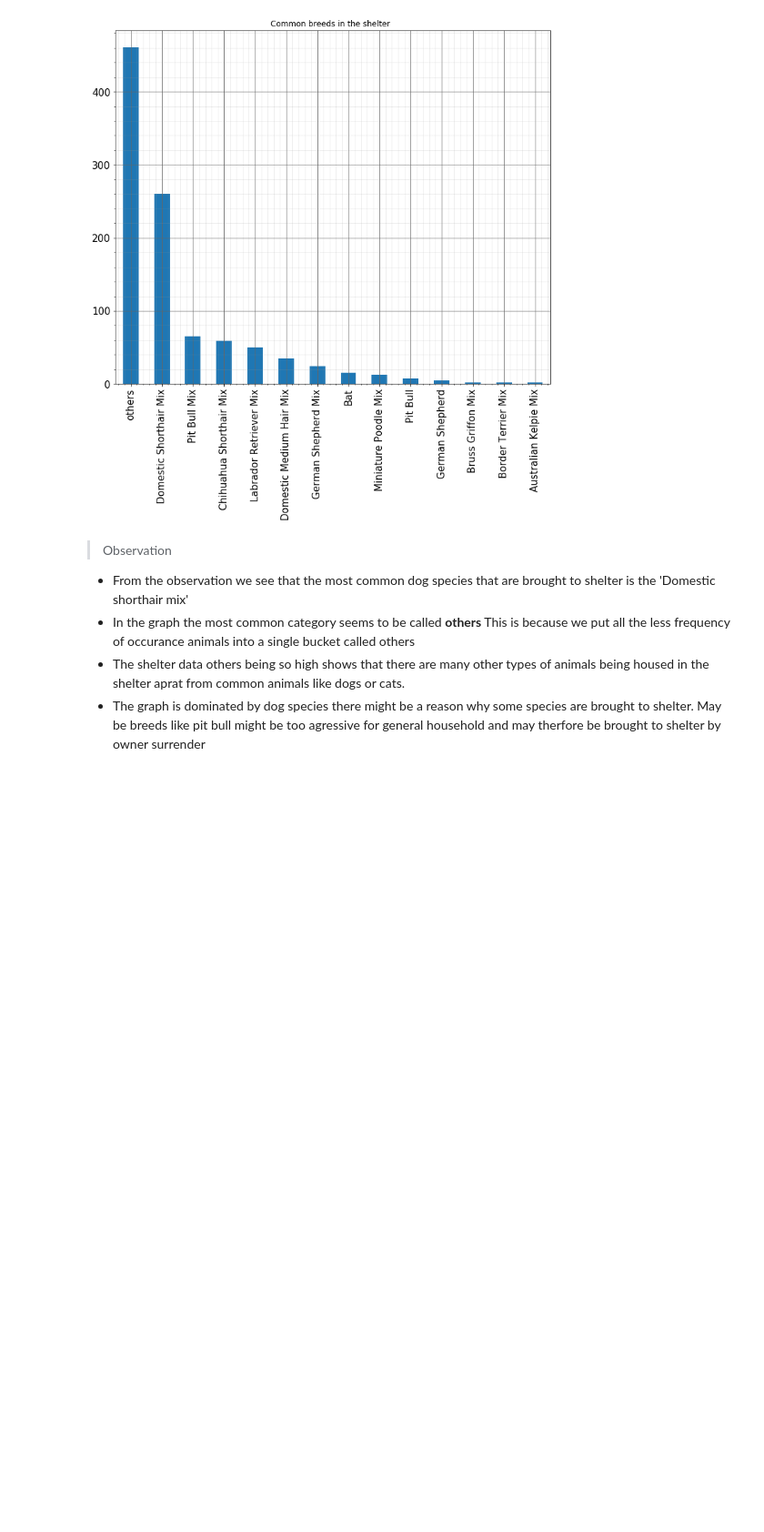
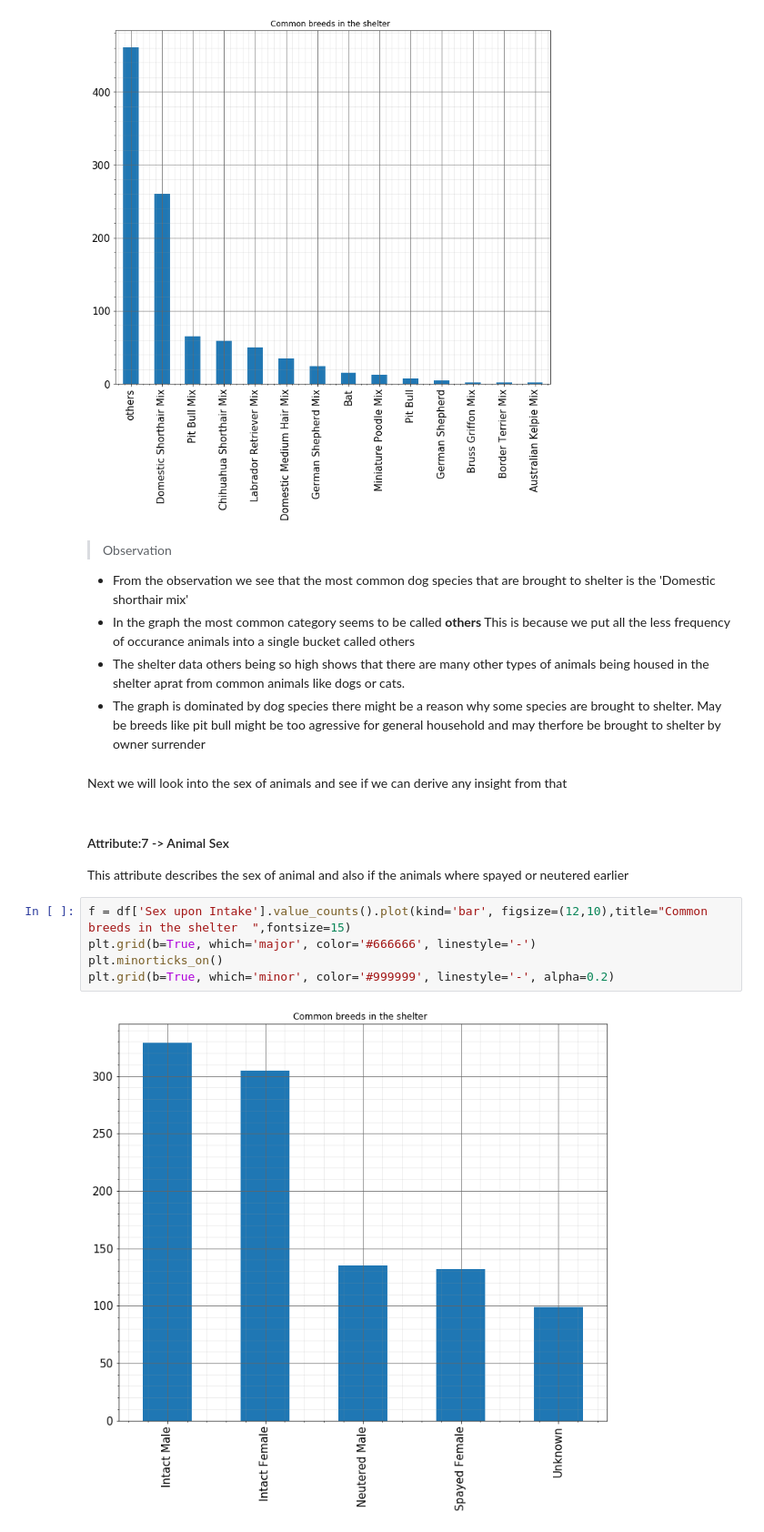
Before and after one commit to sachsom95/Animal-shelter-data-Exploratory-Analysis, a Jupyter notebook: Animal_shelter_data_analysis.ipynb, the cells around one changed output. Shown at 91% size. Drawn from its saved outputs; the diff is of its cells as text; blank space fills up the shorter version.

```diff
--- a/Animal_shelter_data_analysis.ipynb
+++ b/Animal_shelter_data_analysis.ipynb
@@ -806,3 +815,15 @@ plt.grid(b=True, which='minor', color='#999999', linestyle='-', alpha=0.2)
     <li>The shelter data others being so high shows that there are many other types of animals being housed in the shelter aprat from common animals like dogs or cats.</li>
     <li> The graph is dominated by dog species there might be a reason why some species are brought to shelter. May be breeds like pit bull might be too agressive for general household and may therfore be brought to shelter by owner surrender</li>
     </ul>
+# %% [markdown]
+Next we will look into the sex of animals and see if we can derive any insight from that
+# %% [markdown]
+<h4>Attribute:7 -> Animal Sex </h4>
+This attribute describes the sex of animal and also if the animals where spayed or neutered earlier
+# %%
+f = df['Sex upon Intake'].value_counts().plot(kind='bar', figsize=(12,10),title="Common breeds in the shelter  ",fontsize=15)
+plt.grid(b=True, which='major', color='#666666', linestyle='-')
+plt.minorticks_on()
+plt.grid(b=True, which='minor', color='#999999', linestyle='-', alpha=0.2)
+# %% [output]
+[figure, added]
```
Also changed, not shown: parts of 30 cells of this notebook.
